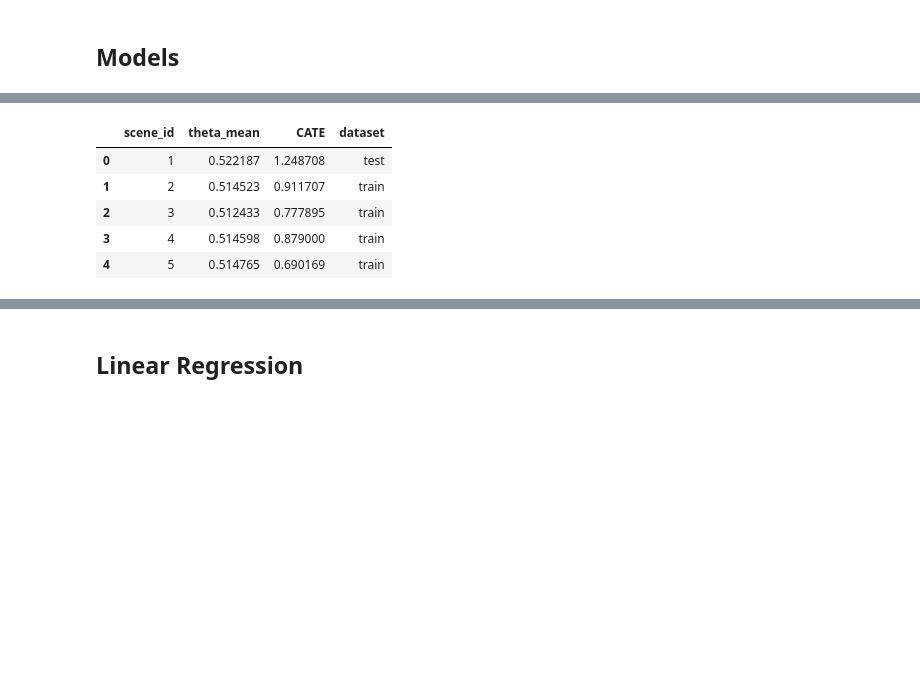
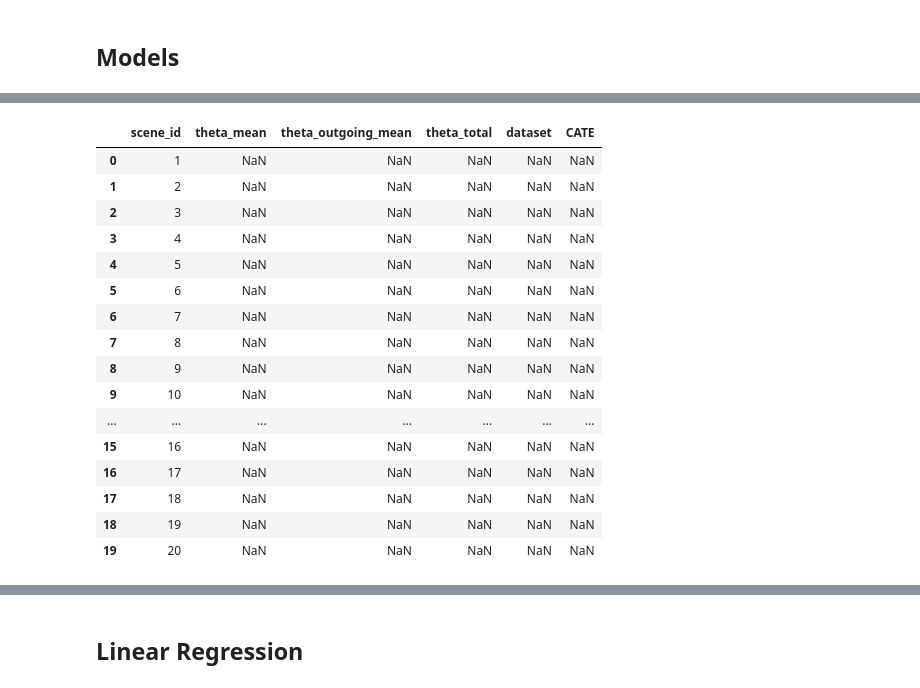
Before and after one commit to SMalaekeh/ImageTRT, a Jupyter notebook: Model/main.ipynb, the cells around one changed output, grey strips where cells are left out. Drawn from its saved outputs; the diff is of its cells as text; code cells hidden in the pictures; blank space fills up the shorter version.

```diff
--- a/Model/main.ipynb
+++ b/Model/main.ipynb
@@ -413,0 +473,5 @@ Image Covariates: ['dem_mean', 'cap_mean', 'dem_std', 'cap_std', 'PC1', 'PC2', '
+# %%
+# Actual ITE
+cate_true = tab_df[['scene_id', 'theta_mean', 'theta_outgoing_mean']]
+cate_true['theta_total'] = cate_true['theta_mean'] + cate_true['theta_outgoing_mean']
+cate_true.head()
@@ -413,0 +492,11 @@ Image Covariates: ['dem_mean', 'cap_mean', 'dem_std', 'cap_std', 'PC1', 'PC2', '
+# %%
+# 1. drop missing rows and reset index
+tab_df = tab_df.dropna(subset=COVS + [OUTCOME, TREAT]).reset_index(drop=True)
+
+# 2. split the (new) integer indices 0…n−1 into train/test
+train_idx, test_idx = train_test_split(
+    tab_df.index.values,
+    test_size=0.2,        # 20% test
+    random_state=42,      # for reproducibility
+    shuffle=True
+)
@@ -414,7 +509,7 @@ Image Covariates: ['dem_mean', 'cap_mean', 'dem_std', 'cap_std', 'PC1', 'PC2', '
 # %%
 # tabular-only
 cate_tab, ate_tab, model_tab = estimate_treatment_effect_tabular(
-    df=df,
+    df=tab_df,
     train_idx=train_idx,
     test_idx=test_idx,
     outcome_col=OUTCOME,
@@ -434,3 +518,0 @@ cate_img, ate_img, model_img = estimate_treatment_effect_tabular(
-# %%
-# Actual ITE
-cate_true = tab_df[['scene_id', 'theta_mean']]
@@ -476,17 +538,27 @@ estimated_col = "CATE"
 # %%
-
-df = pd.merge(
-    df_actual[[id_col, actual_col]],
-    df_estimated[[id_col, estimated_col, "dataset"]],
-    on=id_col,
+## Adding CATE estimation back to the data
+cate = cate_true.merge(
+    cate_tab,
+    on="scene_id",
     how="left",
 )
-df.head()
+cate.head(20)
 # %% [output]
-|  | scene_id | theta_mean | CATE | dataset |
-| 0 | 1 | 0.522187 | 1.248708 | test |
-| 1 | 2 | 0.514523 | 0.911707 | train |
-| 2 | 3 | 0.512433 | 0.777895 | train |
-| 3 | 4 | 0.514598 | 0.879000 | train |
-| 4 | 5 | 0.514765 | 0.690169 | train |
+|  | scene_id | theta_mean | theta_outgoing_mean | theta_total | dataset | CATE |
+| 0 | 1 | NaN | NaN | NaN | NaN | NaN |
+| 1 | 2 | NaN | NaN | NaN | NaN | NaN |
+| 2 | 3 | NaN | NaN | NaN | NaN | NaN |
+| 3 | 4 | NaN | NaN | NaN | NaN | NaN |
+| 4 | 5 | NaN | NaN | NaN | NaN | NaN |
+| 5 | 6 | NaN | NaN | NaN | NaN | NaN |
+| 6 | 7 | NaN | NaN | NaN | NaN | NaN |
+| 7 | 8 | NaN | NaN | NaN | NaN | NaN |
+| 8 | 9 | NaN | NaN | NaN | NaN | NaN |
+| 9 | 10 | NaN | NaN | NaN | NaN | NaN |
+| ... | ... | ... | ... | ... | ... | ... |
+| 15 | 16 | NaN | NaN | NaN | NaN | NaN |
+| 16 | 17 | NaN | NaN | NaN | NaN | NaN |
+| 17 | 18 | NaN | NaN | NaN | NaN | NaN |
+| 18 | 19 | NaN | NaN | NaN | NaN | NaN |
+| 19 | 20 | NaN | NaN | NaN | NaN | NaN |
 # %%
```
Also changed, not shown: parts of 70 cells of this notebook, 26 other files.
